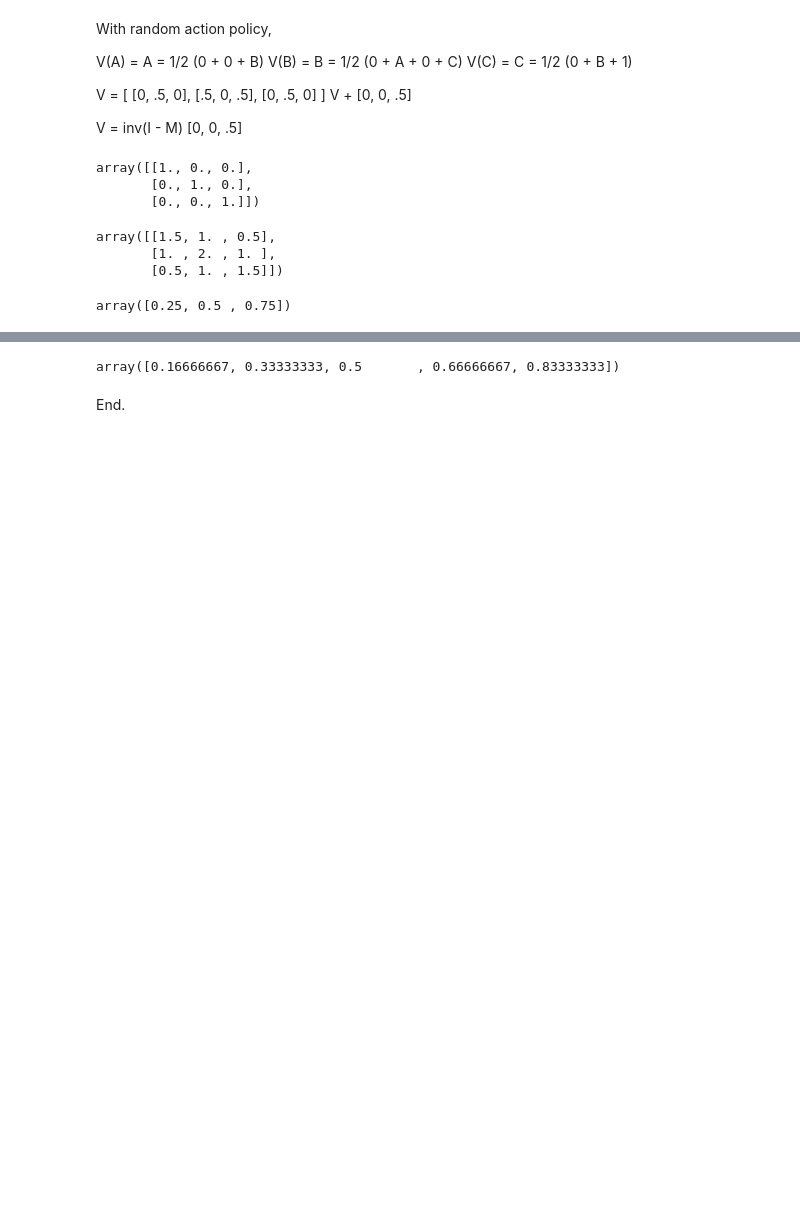
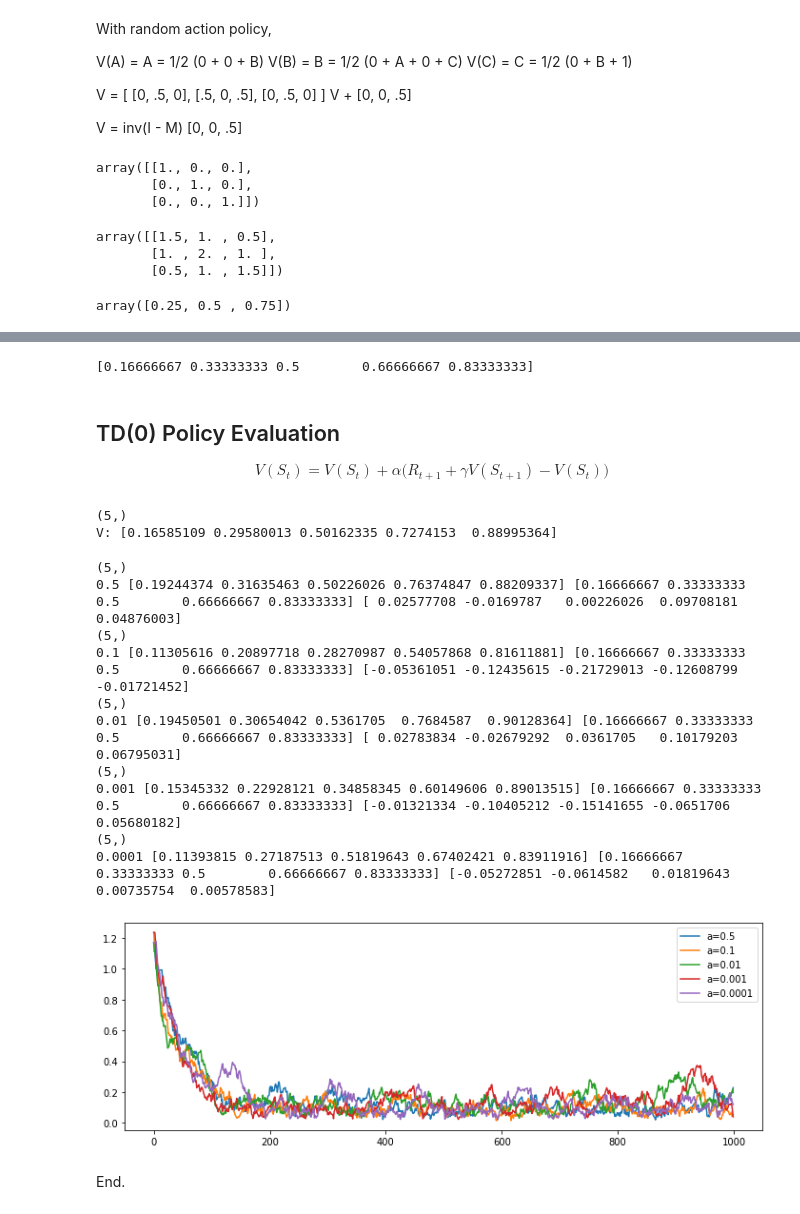
Before and after one commit to yongduek/lectures, a Jupyter notebook: rl/random_walk_abcde.ipynb, the cells around one changed output, grey strips where cells are left out. Saved outputs shown, nothing was run; the diff lists cells and outputs as text; code cells hidden in the pictures; blank space fills up the shorter version.

```diff
--- a/rl/random_walk_abcde.ipynb
+++ b/rl/random_walk_abcde.ipynb
@@ -59,7 +61,7 @@ class Envornment:  # MDP
 # random action policy
 rng = np.random.default_rng(2021)
 
-def policy(state):
+def policy(state=None):
     return rng.integers(0, 2)
 
 action_names = ['left', 'right']
@@ -110,7 +111,7 @@ def run_episode(env, verbose=True):
 # %%
 # First visit Monte-Carlo Value policy evaluation
 
-env = Envornment('ABC')
+env = Environment('ABC')
 N = np.zeros(len(env.stats))  # number of visit
 V = np.zeros_like(N)          # value function
 
@@ -247,6 +242,14 @@ A = np.array([ [0, .5, 0, 0, 0],
                [0, 0, 0, .5, 0]])
 b = np.array([0, 0, 0, 0, .5])
 # %%
-np.linalg.inv(I - A) @ b
+# Theoretical result of policy evaluation
+Vtrue = np.linalg.inv(I - A) @ b
+print(Vtrue)
 # %% [output]
-array([0.16666667, 0.33333333, 0.5       , 0.66666667, 0.83333333])
+[0.16666667 0.33333333 0.5        0.66666667 0.83333333]
+# %% [markdown]
+## TD(0) Policy Evaluation
+
+$$
+    V(S_t) = V(S_t) + \alpha \big(R_{t+1} + \gamma V(S_{t+1}) - V(S_t)\big)
+$$
@@ -253,2 +294,27 @@ array([0.16666667, 0.33333333, 0.5       , 0.66666667, 0.83333333])
+# %%
+V, rmse = td0(alpha=0.1)
+print('V:', V)
+# %% [output]
+(5,)
+V: [0.16585109 0.29580013 0.50162335 0.7274153  0.88995364]
+# %%
+plt.figure(figsize=(12,4))
+for a in [.5, .1, .01, .001, .0001]:
+    V, rmse = td0(alpha=a)
+    print(a, V, Vtrue, V-Vtrue)
+    plt.plot(rmse[:1000], label=f'a={a}')
+plt.legend();
+# %% [output]
+(5,)
+0.5 [0.19244374 0.31635463 0.50226026 0.76374847 0.88209337] [0.16666667 0.33333333 0.5        0.66666667 0.83333333] [ 0.02577708 -0.0169787   0.00226026  0.09708181  0.04876003]
+(5,)
+0.1 [0.11305616 0.20897718 0.28270987 0.54057868 0.81611881] [0.16666667 0.33333333 0.5        0.66666667 0.83333333] [-0.05361051 -0.12435615 -0.21729013 -0.12608799 -0.01721452]
+(5,)
+0.01 [0.19450501 0.30654042 0.5361705  0.7684587  0.90128364] [0.16666667 0.33333333 0.5        0.66666667 0.83333333] [ 0.02783834 -0.02679292  0.0361705   0.10179203  0.06795031]
+(5,)
+0.001 [0.15345332 0.22928121 0.34858345 0.60149606 0.89013515] [0.16666667 0.33333333 0.5        0.66666667 0.83333333] [-0.01321334 -0.10405212 -0.15141655 -0.0651706   0.05680182]
+(5,)
+0.0001 [0.11393815 0.27187513 0.51819643 0.67402421 0.83911916] [0.16666667 0.33333333 0.5        0.66666667 0.83333333] [-0.05272851 -0.0614582   0.01819643  0.00735754  0.00578583]
+[figure, added]
 # %% [markdown]
 End.
```
Also changed, not shown: parts of 16 cells of this notebook, 10 other files.
